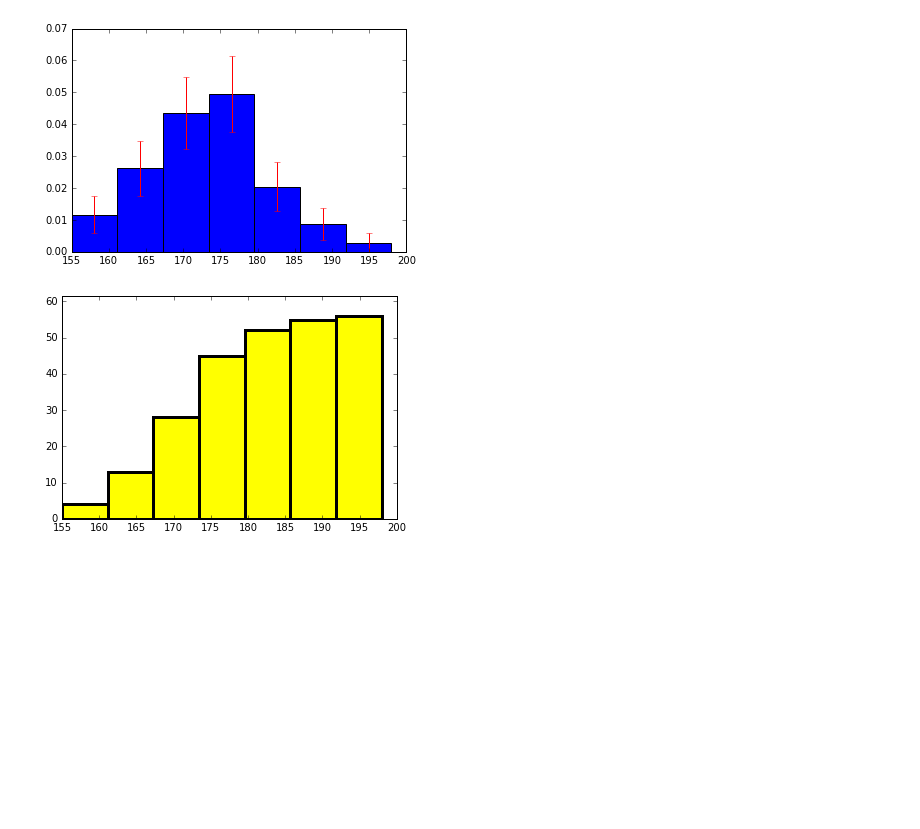
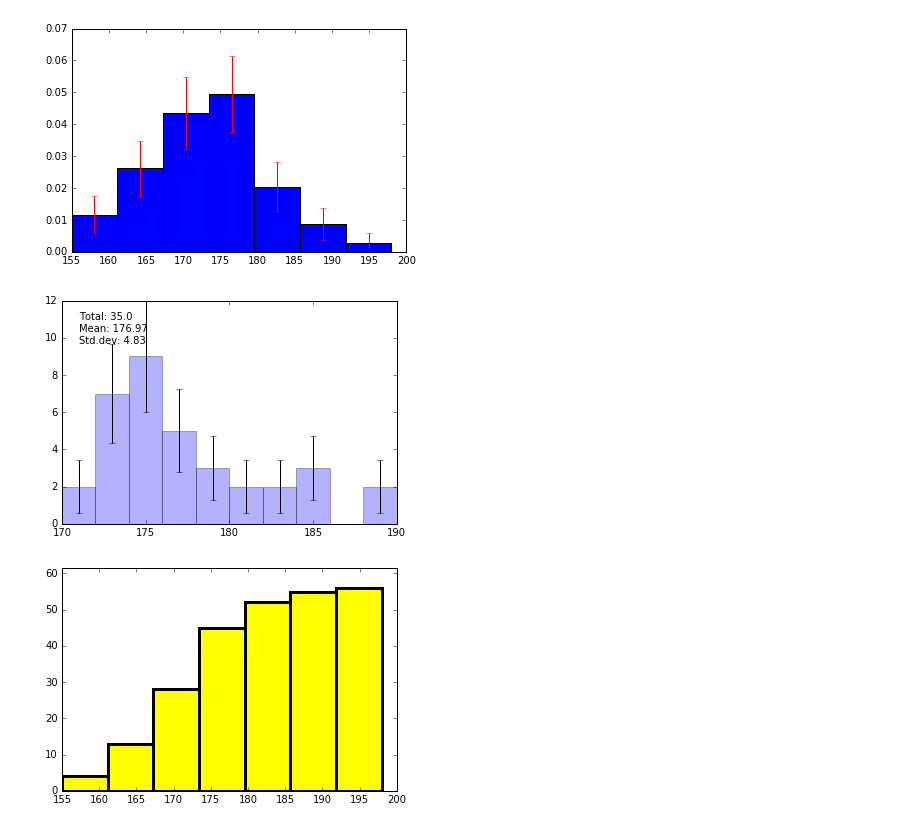
Before and after one commit to janpipek/physt, a Jupyter notebook: doc/Tutorial.ipynb, the cells around one changed output. Saved outputs shown, nothing was run; the diff lists cells and outputs as text; code cells hidden in the pictures; blank space fills up the shorter version.

Commit message:
Histogram1D - add statistics (also in plots)

```diff
--- a/doc/Tutorial.ipynb
+++ b/doc/Tutorial.ipynb
@@ -19,6 +19,6 @@ hist
 Histogram1D(bins=7, total=56.0)
 # %%
 # Limit bins
-hist2 = histogram(heights, bins=10, range=(170, 190))
+hist2 = histogram(heights, 10, range=(170, 190))
 hist2
 # %% [output]
@@ -80,6 +95,10 @@ hist.plot();     # Basic plot
 hist.plot(density=True, errors=True, ecolor="red");   # Include errors
 # %% [output]
 [figure]
+# %%
+hist2.plot(stats_box=True, errors=True, alpha=0.3);    # Show summary statistics
+# %% [output]
+[figure, added]
 # %%
 hist.plot(cumulative=True, color="yellow", lw=3);           # Use matplotlib parameters
 # %% [output]
```
Also changed, not shown: parts of 13 cells of this notebook, 2 other files.
